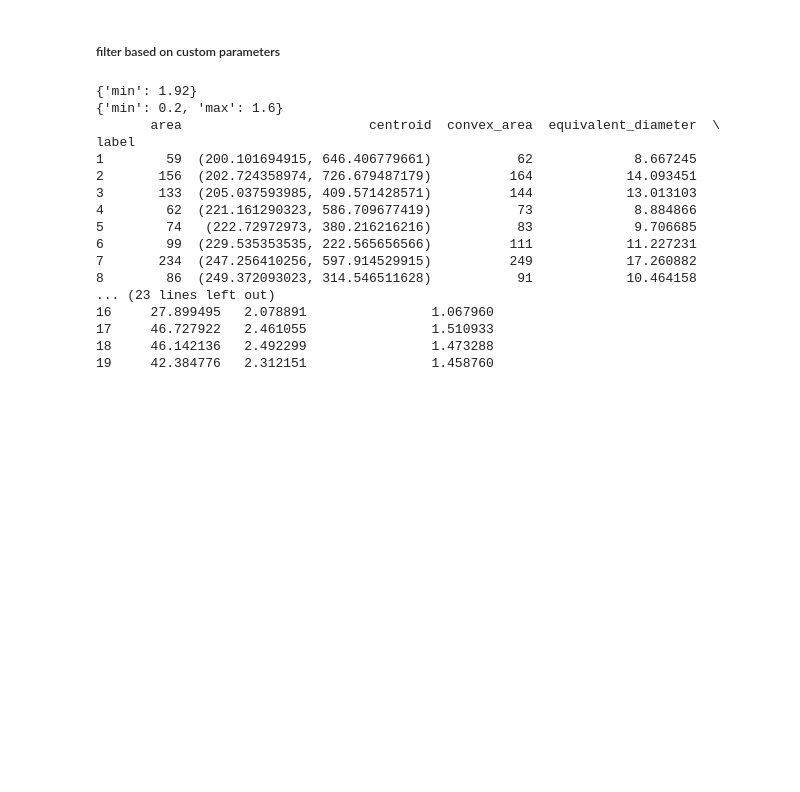
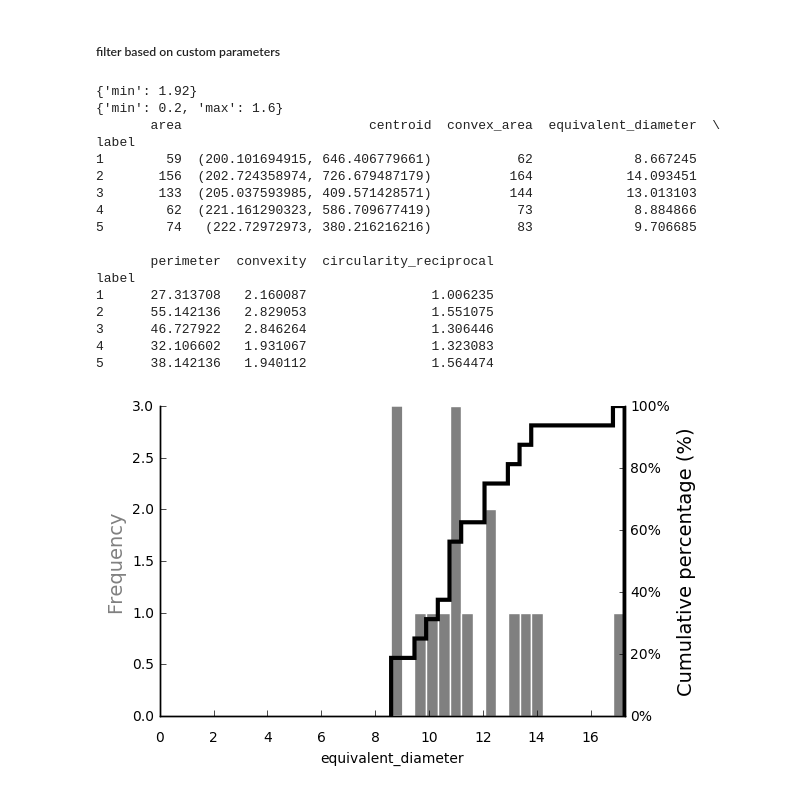
Before and after one commit to gbellandi/bubble_size_analysis, a Jupyter notebook: drafts/bubblekicker.ipynb, the cells around one changed output. Saved outputs shown, nothing was run; the diff lists cells and outputs as text; code cells hidden in the pictures; blank space fills up the shorter version.

Commit message:
include draft example to visualize filtered image with custom and default parameters

```diff
--- a/drafts/bubblekicker.ipynb
+++ b/drafts/bubblekicker.ipynb
@@ -153,28 +153,29 @@ fig, axs = bubble_properties_plot(props, "area")
 # %%
 # filter bubble properties based on CUSTOM filter ruleset
 custom_filter = {'circularity_reciprocal': {'min': 0.2, 'max': 1.6},
                  'convexity': {'min': 1.92}}
 bubbler = CannyPipeline('0325097m_0305.tif', channel='red')
 result = bubbler.run([120, 180], 3, 3, 1, 1)
 id_image, props = bubble_properties_calculate(result, rules=custom_filter)
-print(props)
-
+print(props.head())
+fig, axs = bubble_properties_plot(props, "equivalent_diameter")
 plt.show()
 # %% [output]
 {'min': 1.92}
 {'min': 0.2, 'max': 1.6}
        area                        centroid  convex_area  equivalent_diameter  \
 label
 1        59  (200.101694915, 646.406779661)           62             8.667245
 2       156  (202.724358974, 726.679487179)          164            14.093451
 3       133  (205.037593985, 409.571428571)          144            13.013103
 4        62  (221.161290323, 586.709677419)           73             8.884866
 5        74   (222.72972973, 380.216216216)           83             9.706685
-6        99  (229.535353535, 222.565656566)          111            11.227231
-7       234  (247.256410256, 597.914529915)          249            17.260882
-8        86  (249.372093023, 314.546511628)           91            10.464158
-... (23 lines left out)
-16     27.899495   2.078891                1.067960
-17     46.727922   2.461055                1.510933
-18     46.142136   2.492299                1.473288
-19     42.384776   2.312151                1.458760
+
+       perimeter  convexity  circularity_reciprocal
+label
+1      27.313708   2.160087                1.006235
+2      55.142136   2.829053                1.551075
+3      46.727922   2.846264                1.306446
+4      32.106602   1.931067                1.323083
+5      38.142136   1.940112                1.564474
+[figure, added]
```
